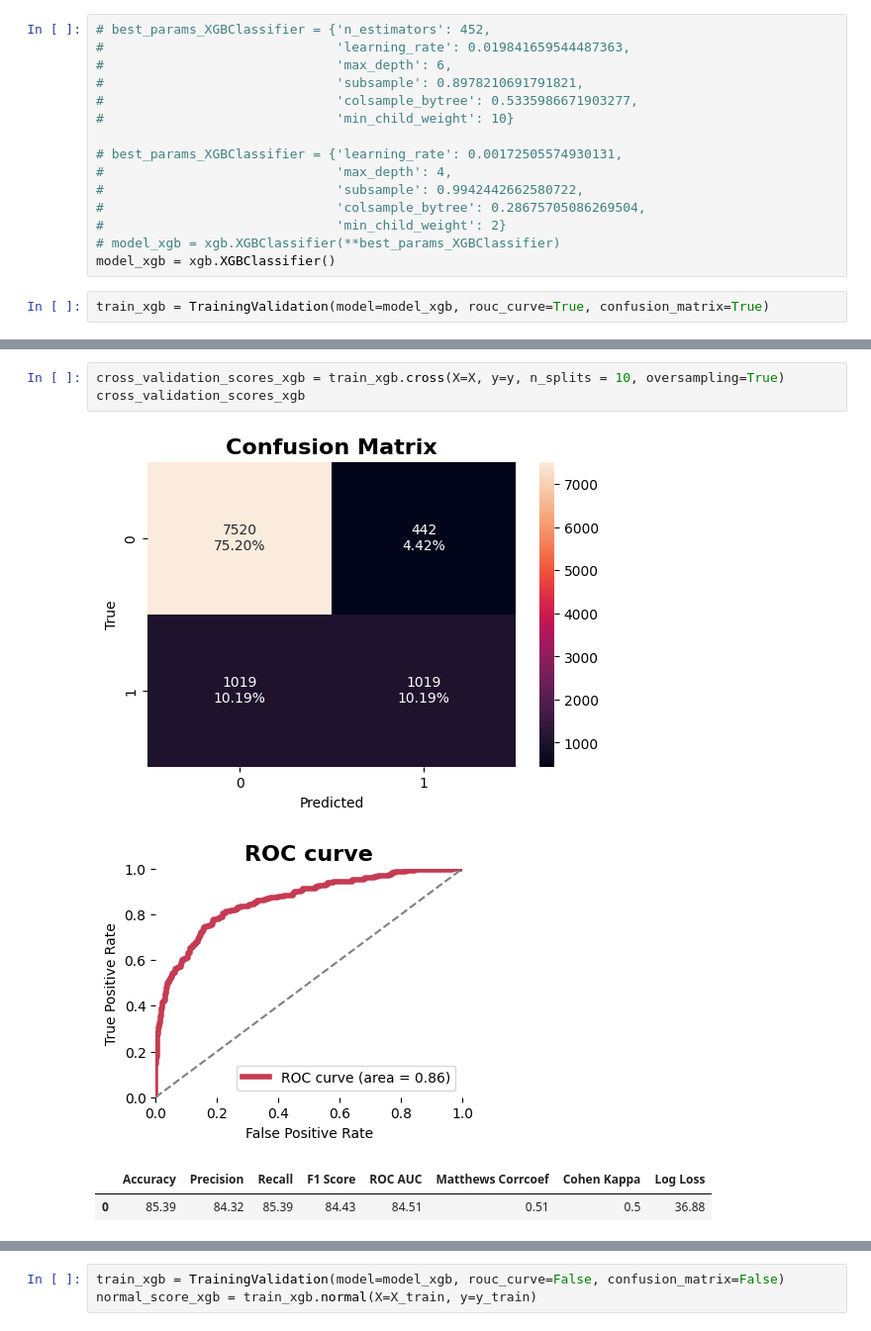
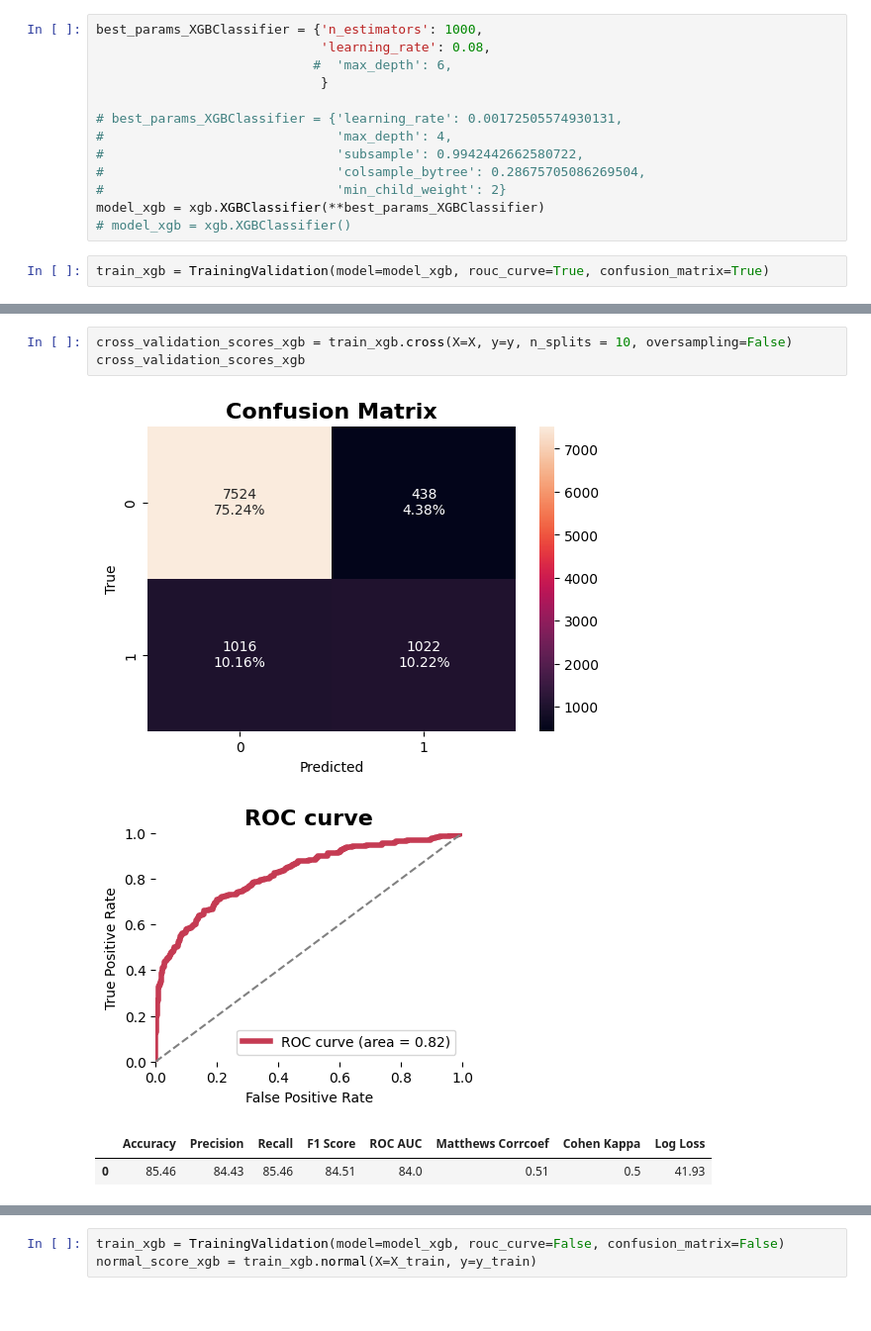
Before and after one commit to rvanguita/bank_customer_churn, a Jupyter notebook: main.ipynb, the cells around one changed output, grey strips where cells are left out. Shown at 99% size. Drawn from its saved outputs; the diff is of its cells as text.

```diff
--- a/main.ipynb
+++ b/main.ipynb
@@ -414,18 +390,16 @@ cross_validation_scores_lgb
 # %%
-# best_params_XGBClassifier = {'n_estimators': 452,
-#                              'learning_rate': 0.019841659544487363,
-#                              'max_depth': 6,
-#                              'subsample': 0.8978210691791821,
-#                              'colsample_bytree': 0.5335986671903277,
-#                              'min_child_weight': 10}
+best_params_XGBClassifier = {'n_estimators': 1000,
+                             'learning_rate': 0.08,
+                            #  'max_depth': 6,
+                             }
 
 # best_params_XGBClassifier = {'learning_rate': 0.00172505574930131,
 #                              'max_depth': 4,
 #                              'subsample': 0.9942442662580722,
 #                              'colsample_bytree': 0.28675705086269504,
 #                              'min_child_weight': 2}
-# model_xgb = xgb.XGBClassifier(**best_params_XGBClassifier)
-model_xgb = xgb.XGBClassifier()
+model_xgb = xgb.XGBClassifier(**best_params_XGBClassifier)
+# model_xgb = xgb.XGBClassifier()
 # %%
 train_xgb = TrainingValidation(model=model_xgb, rouc_curve=True, confusion_matrix=True)
 # %%
@@ -439,11 +413,11 @@ normal_score_xgb
 # %%
-cross_validation_scores_xgb = train_xgb.cross(X=X, y=y, n_splits = 10, oversampling=True)
+cross_validation_scores_xgb = train_xgb.cross(X=X, y=y, n_splits = 10, oversampling=False)
 cross_validation_scores_xgb
 # %% [output]
 [figure]
-[figure, old version]
+[figure, new version]
 |  | Accuracy | Precision | Recall | F1 Score | ROC AUC | Matthews Corrcoef | Cohen Kappa | Log Loss |
-| 0 | 85.39 | 84.32 | 85.39 | 84.43 | 84.51 | 0.51 | 0.5 | 36.88 |
+| 0 | 85.46 | 84.43 | 85.46 | 84.51 | 84.0 | 0.51 | 0.5 | 41.93 |
 # %%
 combined_df = pd.concat([normal_score_xgb,
                          cross_validation_scores_xgb,
```
Also changed, not shown: parts of 16 cells of this notebook, 7 other files.
